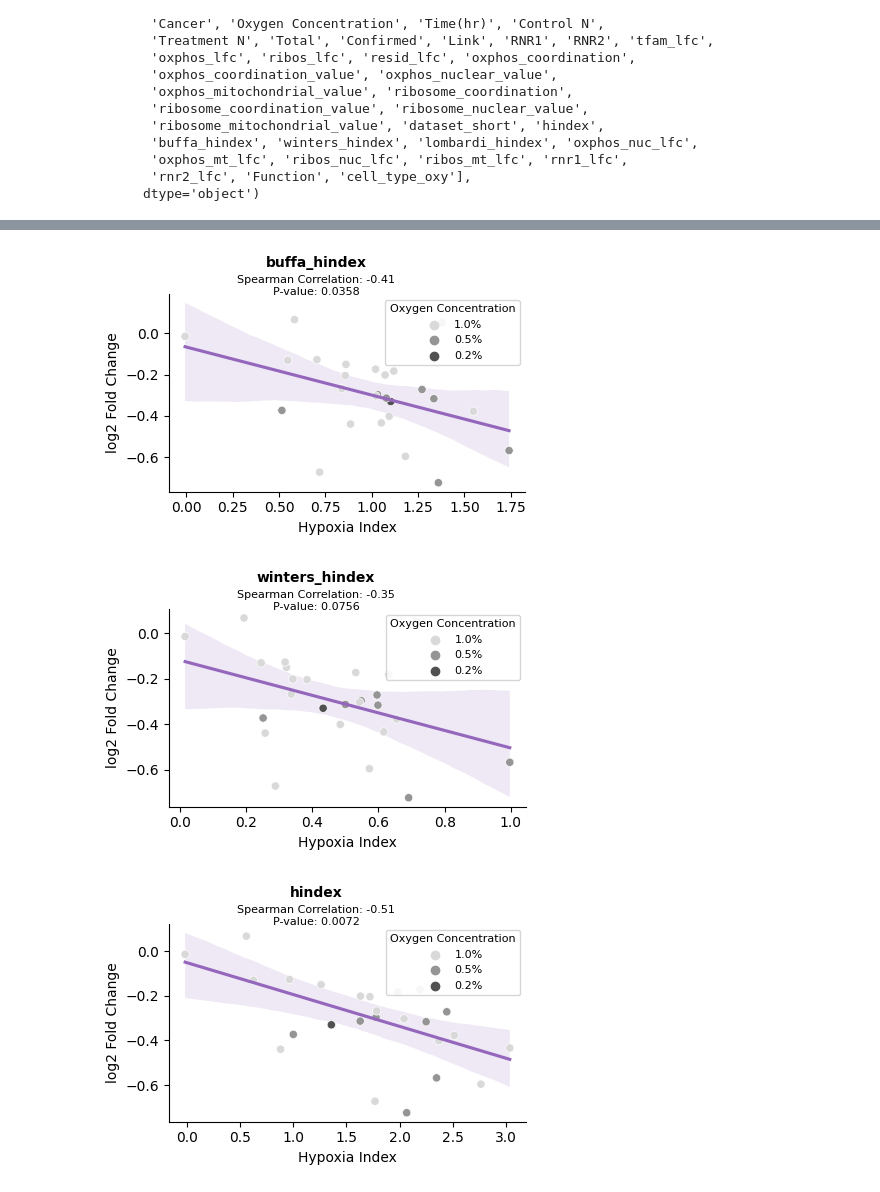
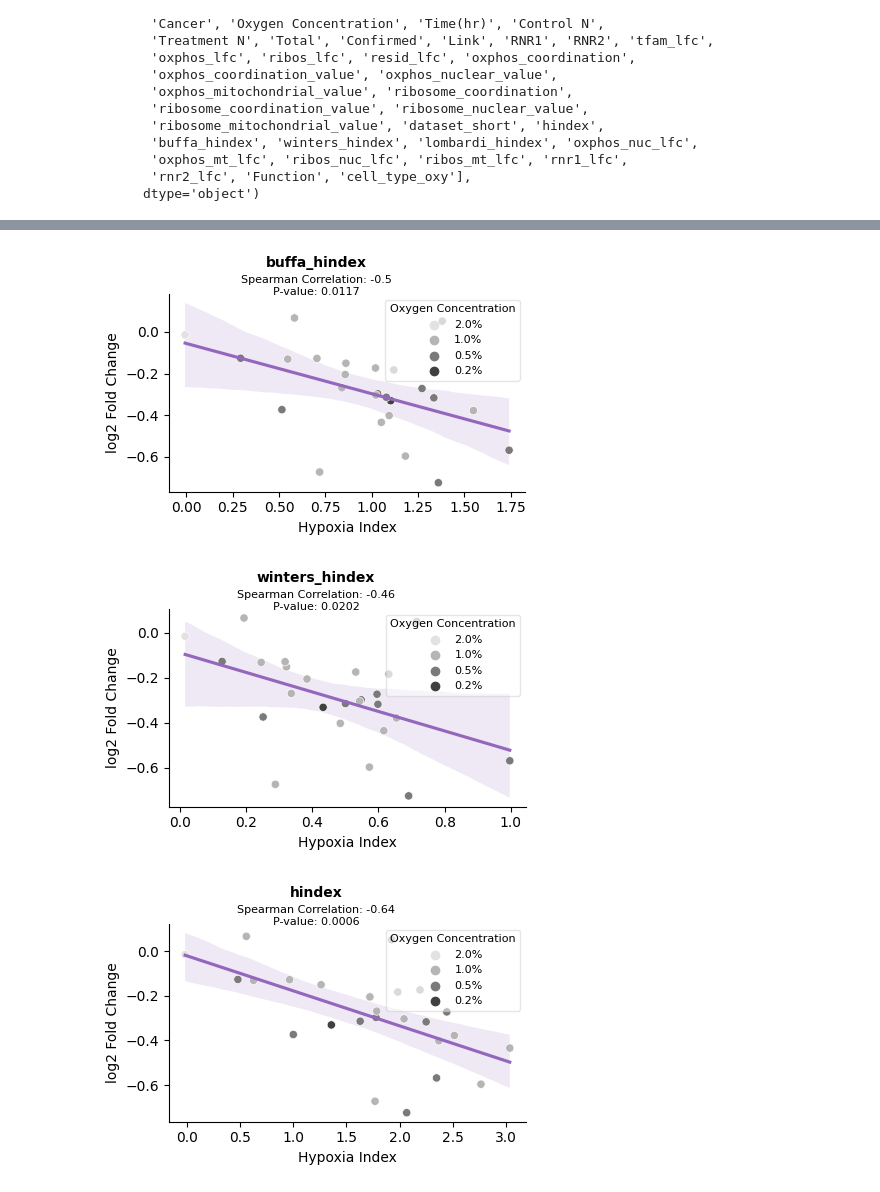
Before and after one commit to Noam-St/2025_Mitochondria_Hypoxia_Project, a Jupyter notebook: mitonuclear_expr_and_hypx_index.ipynb, the cells around one changed output, grey strips where cells are left out. Cells and saved outputs as stored; diff of their text form; code cells hidden in the pictures.

```diff
--- a/mitonuclear_expr_and_hypx_index.ipynb
+++ b/mitonuclear_expr_and_hypx_index.ipynb
@@ -126,6 +208,7 @@ frac_sign = results_df[results_df['padj'] < .05].groupby('dataset').agg({'gene'
 coord, uncoord, unassigned, coord_dict, nuc_dict, mt_dict = utils.mitonuclear_coordination(results_df, nuc_gene_thresh = round(N_NUC_OXPHOS_GENES * 0.25), mt_gene_thresh = round(N_MT_OXPHOS_GENES * .25), padj_thresh = .1, genes = 'OXPHOS', lfc_col = 'log2FoldChange')
 # Add the coordination column to results_df and counts_comb
 results_df['oxphos_coordination'] = results_df.dataset.apply(lambda x: 'Coordinated' if x in coord else 'Uncoordinated' if x in uncoord else 'Unassigned')
+counts_comb['oxphos_coordination'] = counts_comb.dataset.apply(lambda x: 'Coordinated' if x in coord else 'Uncoordinated' if x in uncoord else 'Unassigned')
 
 results_df['oxphos_coordination_value'] = results_df.dataset.apply(lambda x: coord_dict[x] if x in coord_dict.keys() else np.nan)
 results_df['oxphos_nuclear_value'] = results_df.dataset.apply(lambda x: nuc_dict[x] if x in nuc_dict.keys() else np.nan)
@@ -167,6 +250,7 @@ results_df.groupby('dataset').agg({'oxphos_coordination': 'first', 'oxphos_coord
 ribo_coord, ribo_uncoord, ribo_unassigned, ribo_coord_dict, ribo_nuc_dict, ribo_mt_dict = utils.mitonuclear_coordination(results_df, nuc_gene_thresh = N_NUC_RIBOSOME_GENES * .25, mt_gene_thresh = 2, padj_thresh = .1, genes = 'Ribosome', lfc_col = 'log2FoldChange')
 # Add the coordination column to results_df and counts_comb
 results_df['ribosome_coordination'] = results_df.dataset.apply(lambda x: 'Coordinated' if x in ribo_coord else 'Uncoordinated' if x in ribo_uncoord else 'Unassigned')
+counts_comb['ribosome_coordination'] = counts_comb.dataset.apply(lambda x: 'Coordinated' if x in ribo_coord else 'Uncoordinated' if x in ribo_uncoord else 'Unassigned')
 results_df['ribosome_coordination_value'] = results_df.dataset.apply(lambda x: ribo_coord_dict[x] if x in ribo_coord_dict.keys() else np.nan)
 results_df['ribosome_nuclear_value'] = results_df.dataset.apply(lambda x: ribo_nuc_dict[x] if x in ribo_nuc_dict.keys() else np.nan)
 results_df['ribosome_mitochondrial_value'] = results_df.dataset.apply(lambda x: ribo_mt_dict[x] if x in ribo_mt_dict.keys() else np.nan)
@@ -252,3 +361,5 @@ for dataset in dataset:
     results_df.loc[results_df.dataset == dataset, 'ribos_mt_lfc'] = dataset_df[(dataset_df.Complex == 'Ribosome') & (dataset_df.Genome == 'MT') & (dataset_df['padj'] < 0.05)]['log2FoldChange'].mean()
     results_df.loc[results_df.dataset == dataset, 'rnr1_lfc'] = dataset_df[(dataset_df.gene == 'MT-RNR1')]['log2FoldChange'].mean()
     results_df.loc[results_df.dataset == dataset, 'rnr2_lfc'] = dataset_df[(dataset_df.gene == 'MT-RNR2')]['log2FoldChange'].mean()
+
+    oxphos_counts_sign.loc[oxphos_counts_sign.dataset == dataset, 'hindex'] = hindex
@@ -593,0 +841,30 @@ for i in ['lombardi_hindex', 'buffa_hindex', 'winters_hindex', 'hindex', 'tfam_l
+# %%
+# In this code block, we generate the correlation plot for the embo conference poster
+i = 'lombardi_hindex'
+# Plot the hindex vs the mean log2FoldChange of OXPHOS genes and add pearson correlation
+#g = sns.lmplot(x = i, y = 'log2FoldChange', data = results_df_per_dataset, hue = 'Oxygen Concentration', height = 3, aspect = 1.5, scatter_kws={'alpha':0.5, 'color' : f'tab:{color[mode]}'}, line_kws={'color': f'tab:{color[mode]}'})
+g = sns.lmplot(
+x=i,
+y='log2FoldChange',
+data=results_df_per_dataset,
+height=2.5,
+aspect=1.5,
+line_kws={'color': f'tab:{color[mode]}'},  # Set the regression line color
+scatter=True,  # Disable the default scatter plot within lmplot,
+scatter_kws={'s': 50, 'alpha': 0.7, 'color' : f'tab:grey', 'edgecolor' : 'black'}
+)
+
+
+g.set_axis_labels('Hypoxia Index', 'log2 Fold Change', fontsize = 12)
+# Calculate pearson correlation
+pearson = stats.spearmanr(results_df_per_dataset[i], results_df_per_dataset['log2FoldChange'])
+# Add pearson correlation to plot
+g.fig.text(0.5, 0.95, 'Spearman Correlation: ' + str(round(pearson[0], 2)) + '\nP-value: ' + str(round(pearson[1], 4)), fontsize = 10, horizontalalignment = 'center')
+# Move ittle out of plot
+plt.subplots_adjust(top=0.85)
+
+# Despine
+sns.despine()
+plt.tight_layout()
+# Save figure
+plt.savefig(os.path.join(PATH, 'figures', f'lombardi_index_vs_oxphos_lfc_for_embo.svg'), bbox_inches = 'tight')
@@ -619,7 +903,7 @@ for i in ['lombardi_hindex', 'buffa_hindex', 'winters_hindex', 'hindex', 'tfam_l
      y='log2FoldChange',
      data=results_df_per_dataset,
      hue='Oxygen Concentration',
-     hue_order = ['1.0%', '0.5%', '0.2%'],
+     hue_order = ['2.0%', '1.0%', '0.5%', '0.2%'],
      palette = 'Greys'
      )
      g.set_axis_labels('Hypoxia Index', 'log2 Fold Change')
@@ -632,7 +916,7 @@ for i in ['lombardi_hindex', 'buffa_hindex', 'winters_hindex', 'hindex', 'tfam_l
      # Move ittle out of plot
      plt.subplots_adjust(top=0.85)
      # Make  the legend more readable
-     plt.legend(title = 'Oxygen Concentration', title_fontsize = 8, fontsize = 8, loc = 'upper right')
+     plt.legend(title = 'Oxygen Concentration', title_fontsize = 8, fontsize = 8, loc = 'upper right', framealpha = 0.5)
      # Despine
      sns.despine()
      plt.tight_layout()
@@ -643,3 +927,3 @@ for i in ['lombardi_hindex', 'buffa_hindex', 'winters_hindex', 'hindex', 'tfam_l
-[figure, old version]
+[figure, new version]
-[figure, old version]
+[figure, new version]
-[figure, old version]
+[figure, new version]
```
Also changed, not shown: parts of 47 cells of this notebook, 5 other files.
